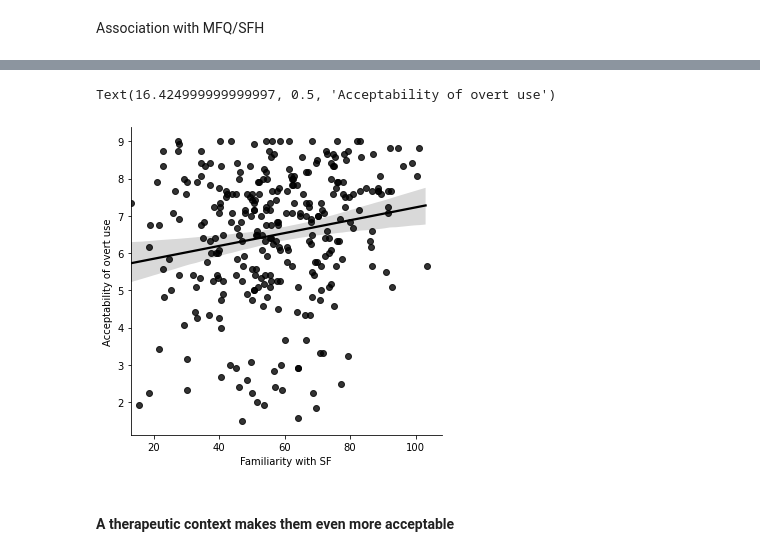
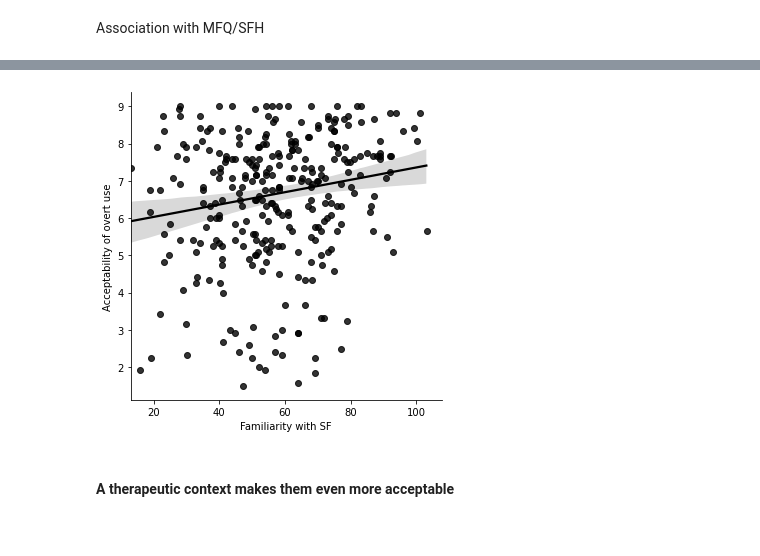
Before and after one commit to neuro-team-femto/deep-ethics, a Jupyter notebook: analysis/analysis.ipynb, the cells around one changed output, grey strips where cells are left out. Saved outputs shown, nothing was run; the diff lists cells and outputs as text; code cells hidden in the pictures.

```diff
--- a/analysis/analysis.ipynb
+++ b/analysis/analysis.ipynb
@@ -609,17 +609,18 @@ Text(16.424999999999997, 0.5, 'Acceptability of overt use')
 # %%
 axs=sns.lmplot(x="SF",
            y="acceptable",
-               x_jitter=0.5,
+               x_jitter=0.2,
                scatter_kws={"color":'k'},
                line_kws={"color":'k'},
-               #hue='repair_enhance',
+               robust = True,
            data=a)
 plt.xlabel('Familiarity with SF')
 plt.ylabel('Acceptability of overt use')
+plt.savefig('1C.jpg', format='jpg', dpi=600, transparent=True)
+
 #plt.legend(title='Who wears the device')
 # %% [output]
-Text(16.424999999999997, 0.5, 'Acceptability of overt use')
-[figure, old version]
+[figure, new version]
 # %% [markdown]
 #### A therapeutic context makes them even more acceptable
 # %%
```
Also changed, not shown: parts of 27 cells of this notebook.
